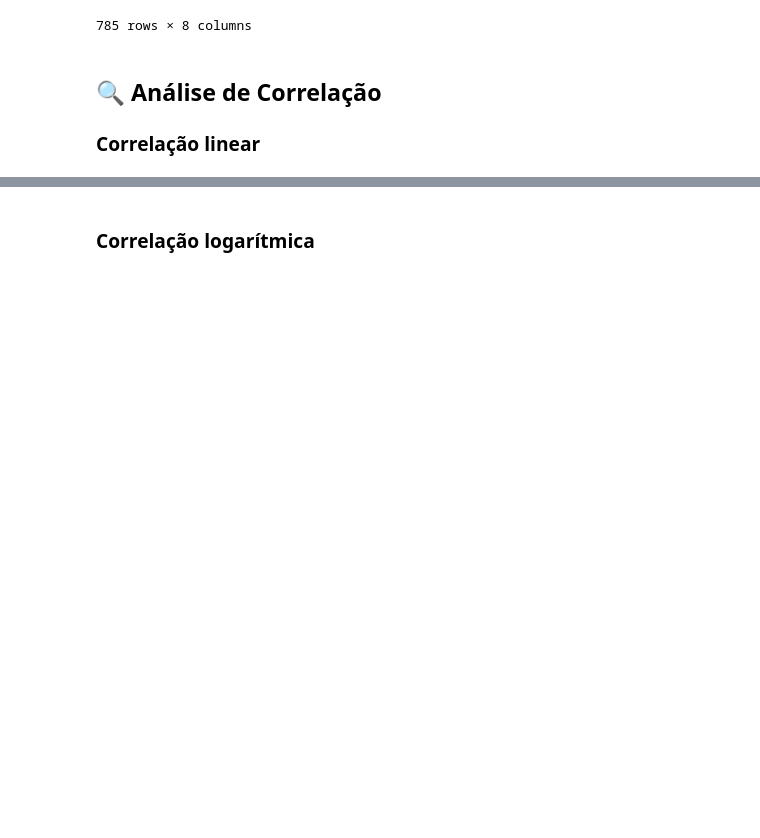
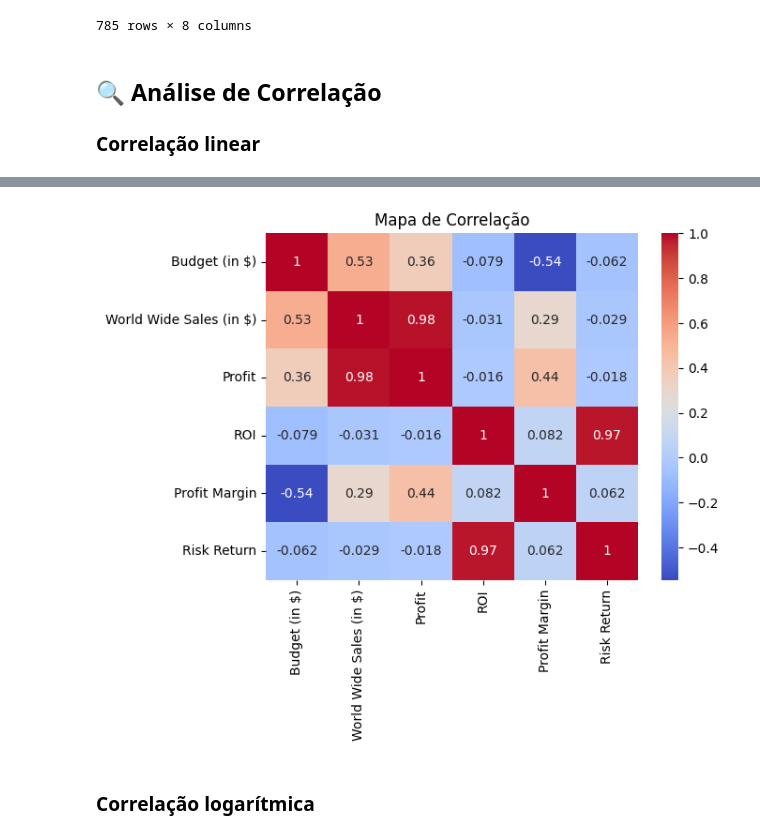
Before and after one commit to gabrielaniceto1/TrabalhoEstatistica, a Jupyter notebook: pergunta2.ipynb, the cells around one changed output, grey strips where cells are left out. Cells and saved outputs as stored; diff of their text form; code cells hidden in the pictures; blank space fills up the shorter version.

```diff
--- a/pergunta2.ipynb
+++ b/pergunta2.ipynb
@@ -122,5 +122,11 @@ df
 
 ### Correlação linear
 # %%
-df[['Budget (in $)', 'World Wide Sales (in $)', 'Profit', 'ROI', 'Profit Margin', 'Risk Return']].corr()
+sns.heatmap(
+    df[['Budget (in $)', 'World Wide Sales (in $)', 'Profit', 'ROI', 'Profit Margin', 'Risk Return']].corr(),
+    annot=True,
+    cmap='coolwarm'
+)
+plt.title('Mapa de Correlação')
+plt.show()
 # %% [output]
@@ -134,3 +133,4 @@ df[['Budget (in $)', 'World Wide Sales (in $)', 'Profit', 'ROI', 'Profit Margin'
+[figure, added]
 # %% [markdown]
 ### Correlação logarítmica
 # %%
```
Also changed, not shown: parts of 4 cells of this notebook.
